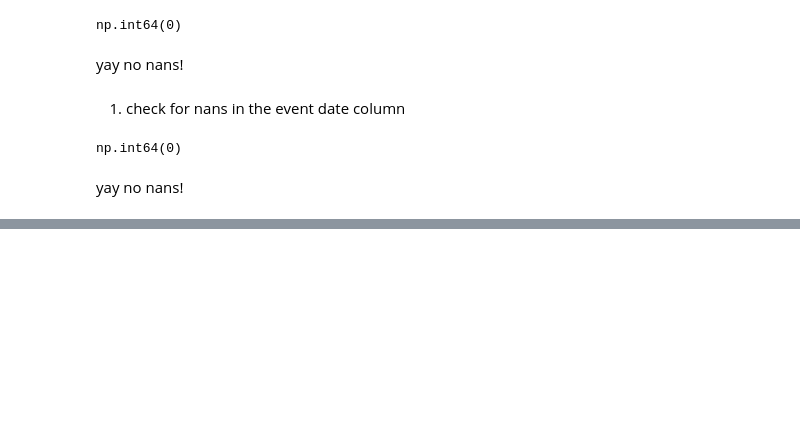
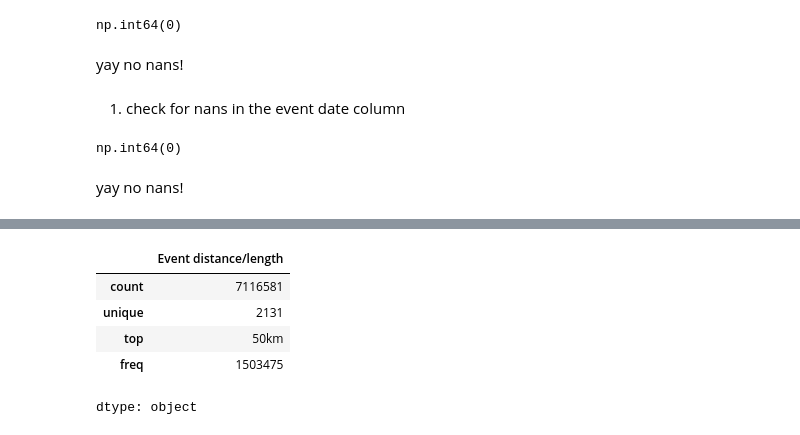
Before and after one commit to kendall-lucas25/women_endurance, a Jupyter notebook: DTSC_220_Final.ipynb, the cells around one changed output, grey strips where cells are left out. Cells and saved outputs as stored; diff of their text form; code cells hidden in the pictures; blank space fills up the shorter version.

```diff
--- a/DTSC_220_Final.ipynb
+++ b/DTSC_220_Final.ipynb
@@ -309,0 +247,9 @@ dtype: object
+# %%
+df['Event distance/length'].describe()
+# %% [output]
+|  | Event distance/length |
+| count | 7116581 |
+| unique | 2131 |
+| top | 50km |
+| freq | 1503475 |
+dtype: object
```
Also changed, not shown: parts of 29 cells of this notebook.
